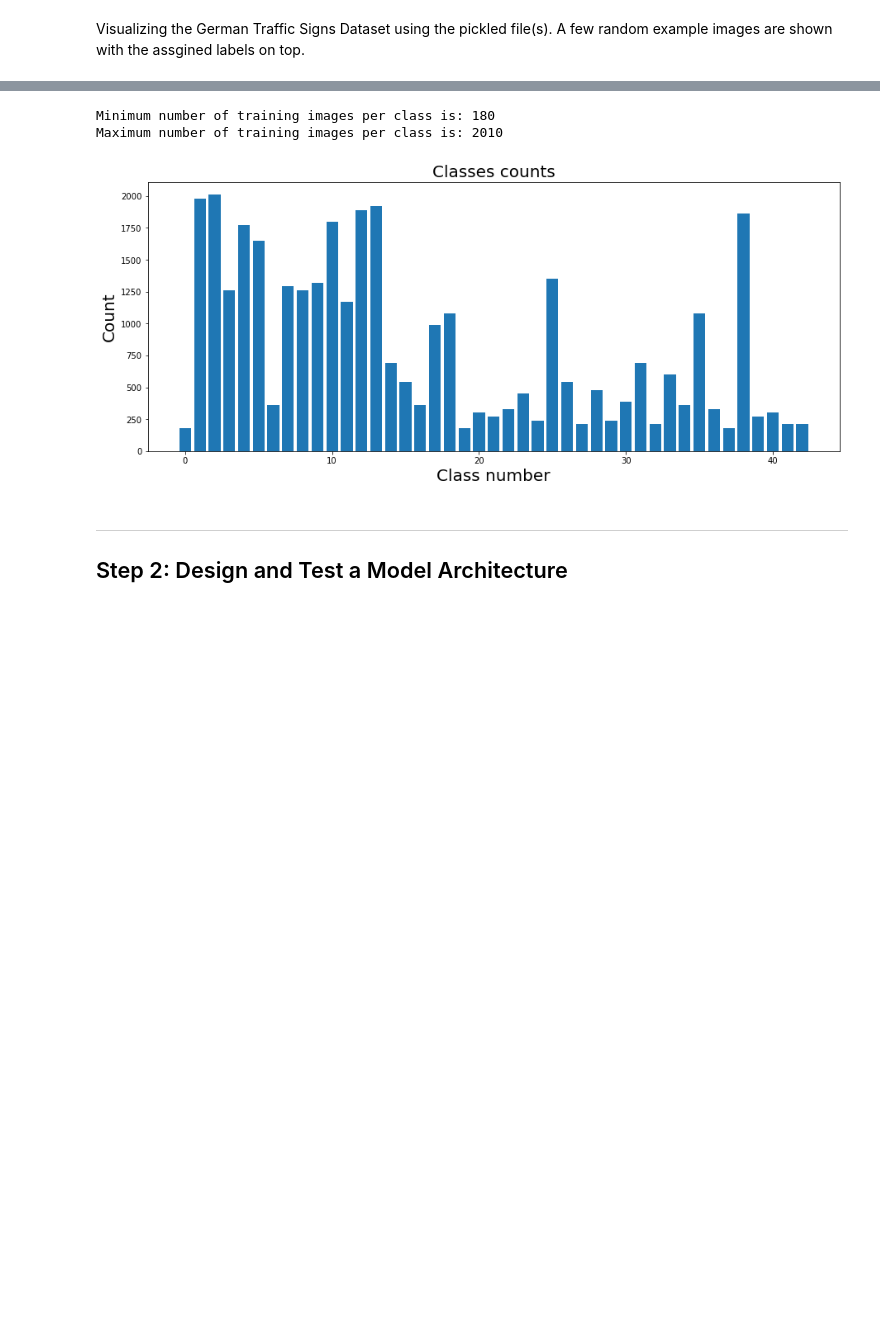
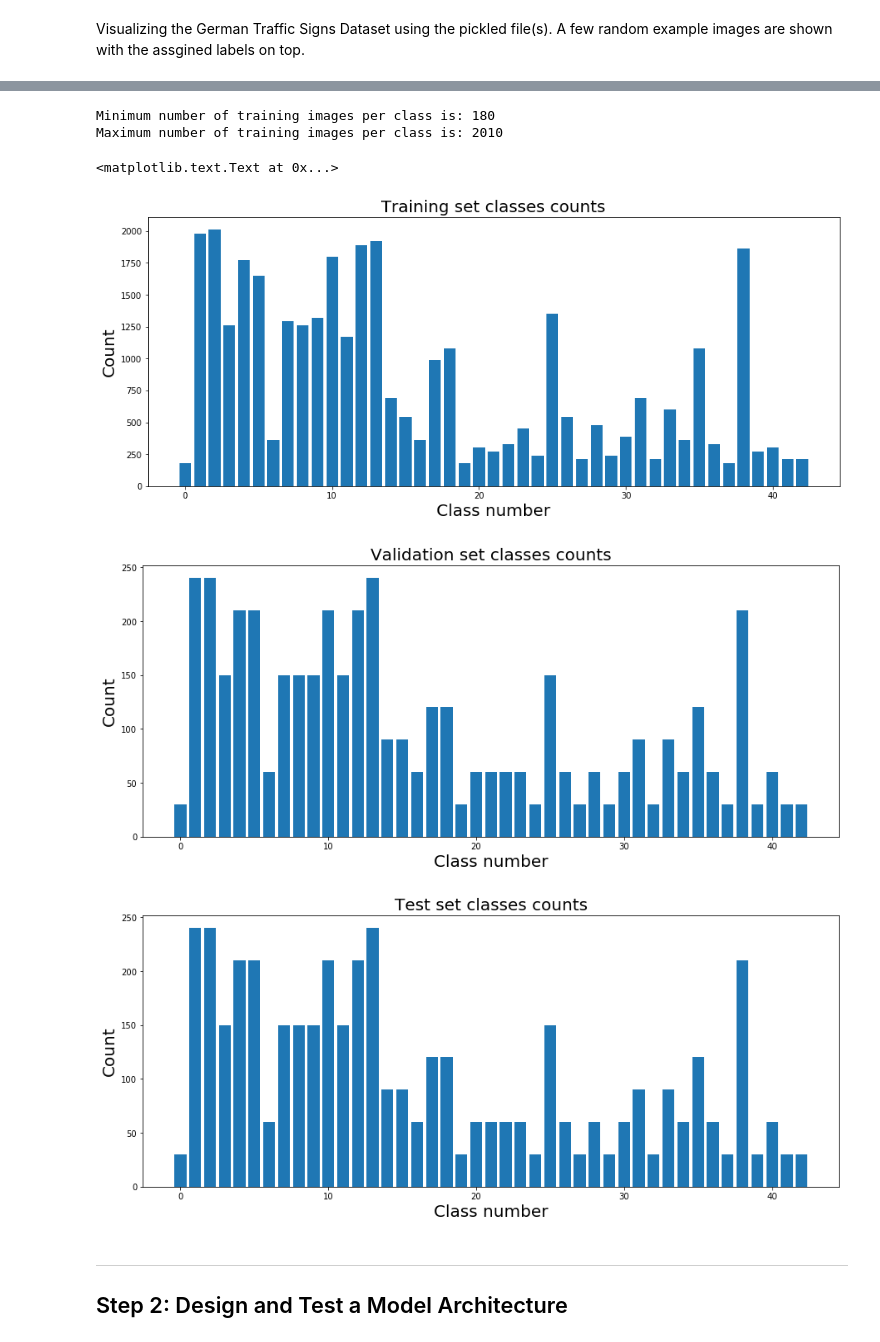
Before and after one commit to ahmadesh/Udacity-CarND-Term1-Traffic-Sign-Classifier, a Jupyter notebook: Traffic_Sign_Classifier_customNet.ipynb, the cells around one changed output, grey strips where cells are left out. Cells and saved outputs as stored; diff of their text form; code cells hidden in the pictures; blank space fills up the shorter version.

```diff
--- a/Traffic_Sign_Classifier_customNet.ipynb
+++ b/Traffic_Sign_Classifier_customNet.ipynb
@@ -112,18 +114,37 @@ for i in range(10):
 # %%
 hist, bins = np.histogram(y_train, bins=n_classes)
 fig, ax =plt.subplots(figsize=(15, 6))
 classid = [i for i in range(n_classes)]
 plt.bar(classid, hist, align='center')
-ax.set_title('Classes counts', fontsize=20)
+ax.set_title('Training set classes counts', fontsize=20)
 plt.xlabel('Class number', fontsize=20)
 plt.ylabel('Count', fontsize=20)
 
 print("Minimum number of training images per class is:", min(hist))
 print("Maximum number of training images per class is:", max(hist))
+
+hist, bins = np.histogram(y_valid, bins=n_classes)
+fig, ax =plt.subplots(figsize=(15, 6))
+classid = [i for i in range(n_classes)]
+plt.bar(classid, hist, align='center')
+ax.set_title('Validation set classes counts', fontsize=20)
+plt.xlabel('Class number', fontsize=20)
+plt.ylabel('Count', fontsize=20)
+
+hist, bins = np.histogram(y_valid, bins=n_classes)
+fig, ax =plt.subplots(figsize=(15, 6))
+classid = [i for i in range(n_classes)]
+plt.bar(classid, hist, align='center')
+ax.set_title('Test set classes counts', fontsize=20)
+plt.xlabel('Class number', fontsize=20)
+plt.ylabel('Count', fontsize=20)
 # %% [output]
 Minimum number of training images per class is: 180
 Maximum number of training images per class is: 2010
+<matplotlib.text.Text at 0x...>
-[figure, old version]
+[figure, new version]
+[figure, added]
+[figure, added]
 # %% [markdown]
 ----
 
```
Also changed, not shown: parts of 2 cells of this notebook, 15 other files.
